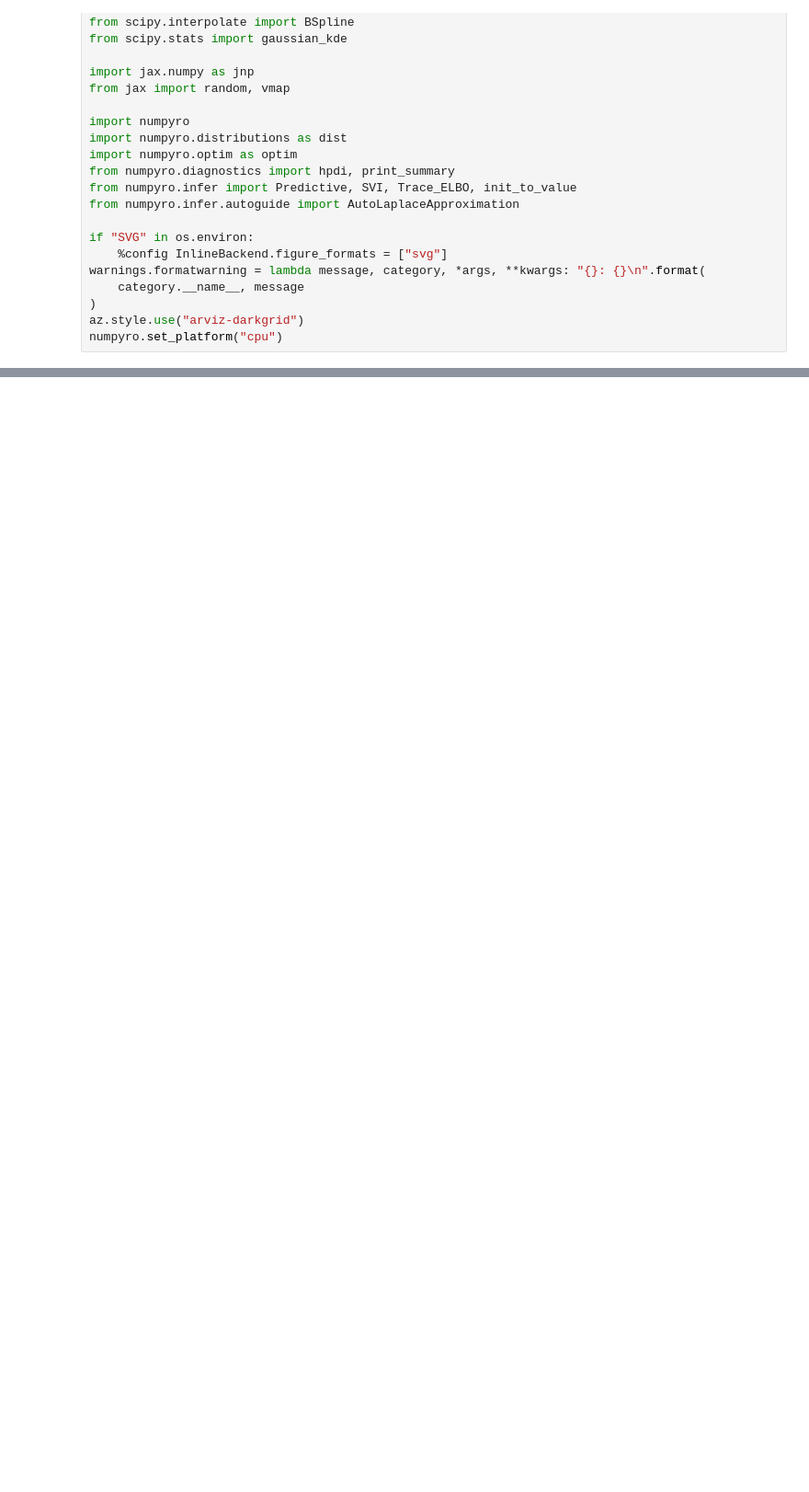
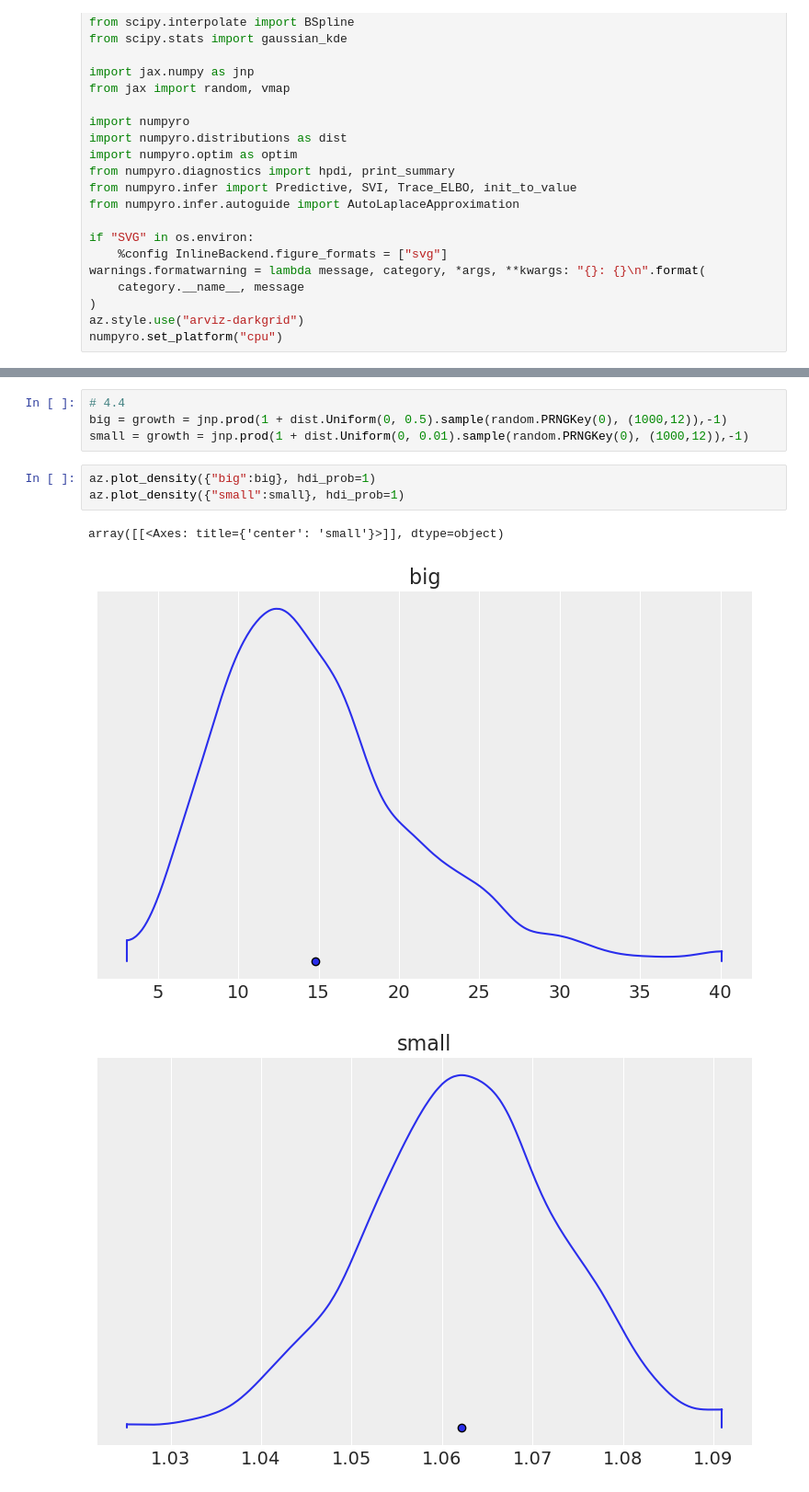
Before and after one commit to krademaker/Pyro, a Jupyter notebook: learning_numpyro/notebooks/SR_ch_4_numpyro.ipynb, the cells around one changed output, grey strips where cells are left out. Shown at 92% size. Saved outputs shown, nothing was run; the diff lists cells and outputs as text; blank space fills up the shorter version.

```diff
--- a/learning_numpyro/notebooks/SR_ch_4_numpyro.ipynb
+++ b/learning_numpyro/notebooks/SR_ch_4_numpyro.ipynb
@@ -31,0 +65,11 @@ numpyro.set_platform("cpu")
+# %%
+# 4.4
+big = growth = jnp.prod(1 + dist.Uniform(0, 0.5).sample(random.PRNGKey(0), (1000,12)),-1)
+small = growth = jnp.prod(1 + dist.Uniform(0, 0.01).sample(random.PRNGKey(0), (1000,12)),-1)
+# %%
+az.plot_density({"big":big}, hdi_prob=1)
+az.plot_density({"small":small}, hdi_prob=1)
+# %% [output]
+array([[<Axes: title={'center': 'small'}>]], dtype=object)
+[figure, added]
+[figure, added]
```
Also changed, not shown: parts of 71 cells of this notebook.
